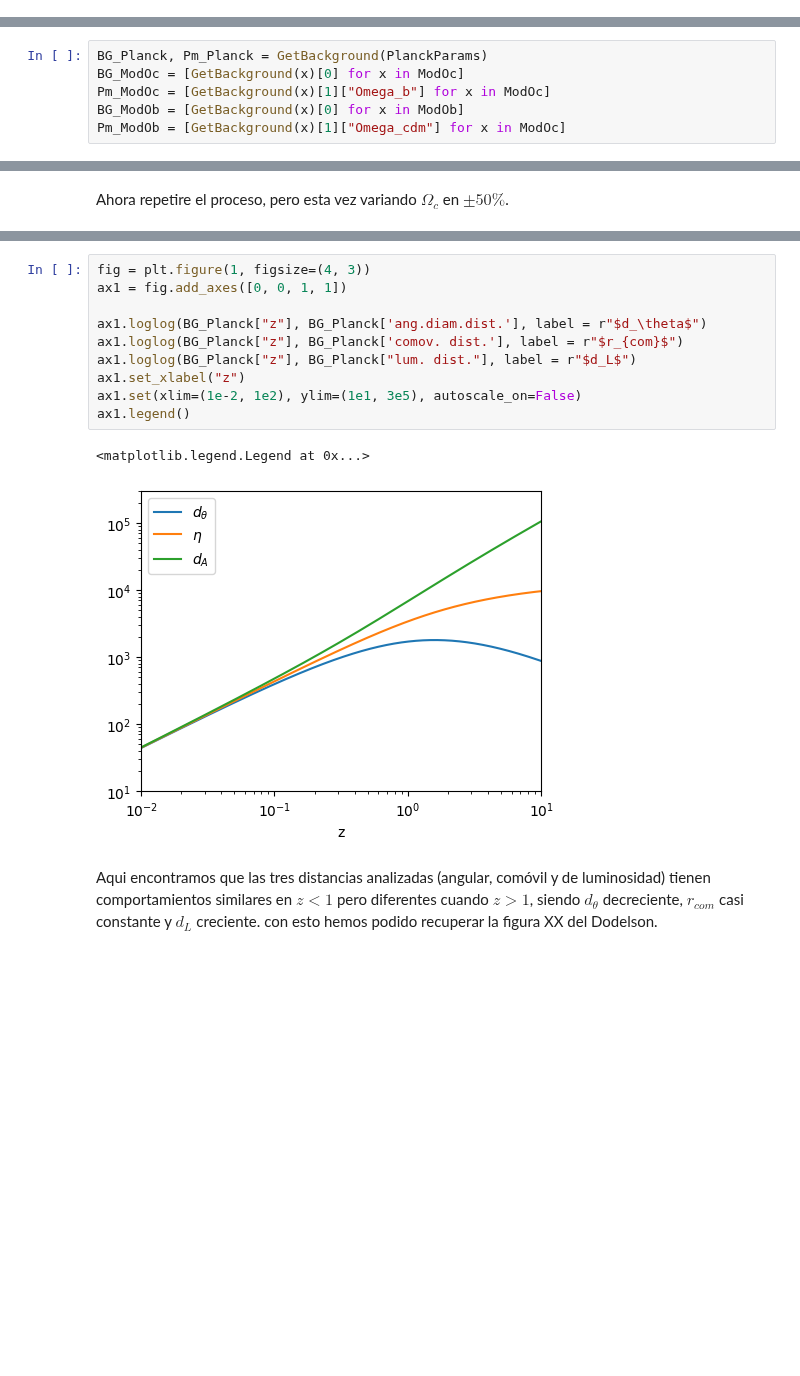
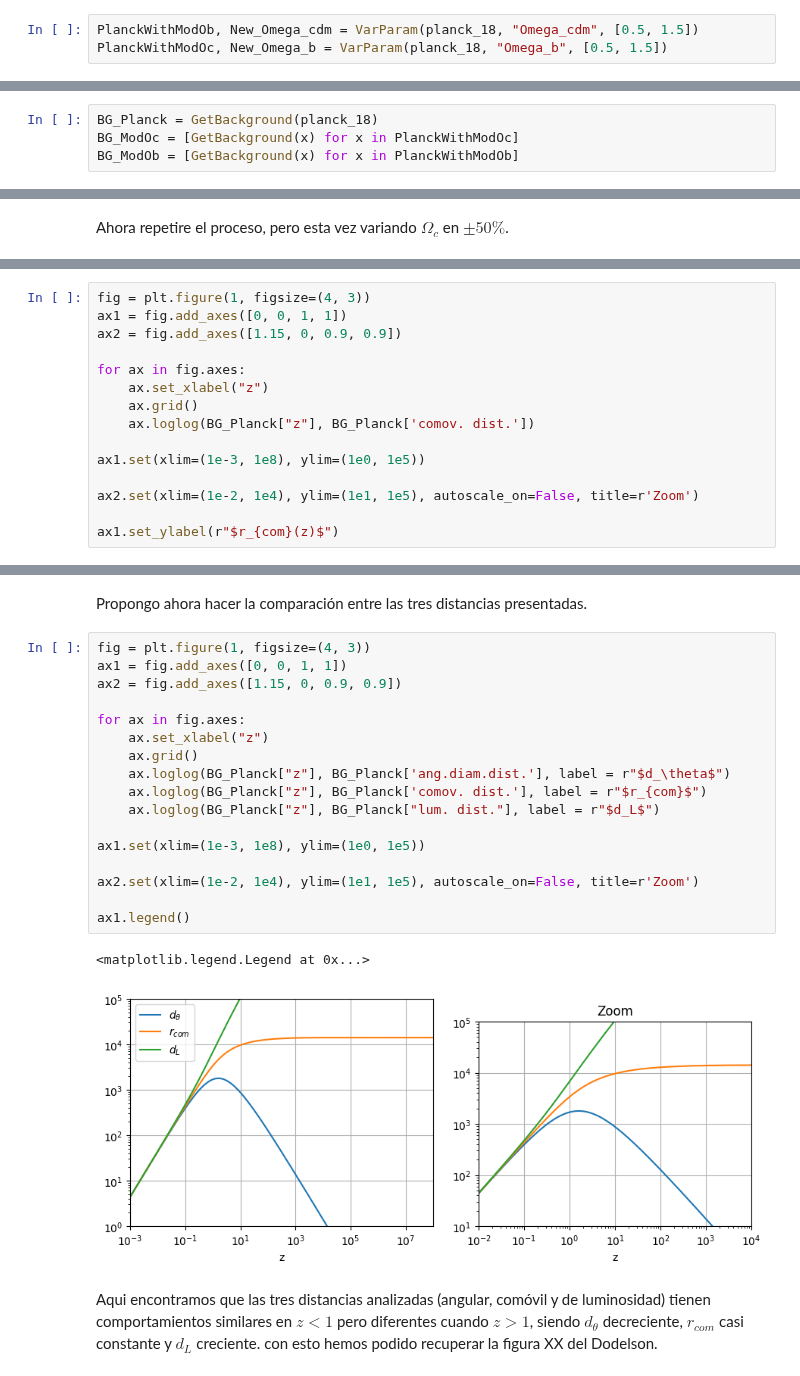
Before and after one commit to jiiribarren00/CdPTrabajoFinal, a Jupyter notebook: TrabajoFinal_Iribarren.ipynb, the cells around one changed output, grey strips where cells are left out. Saved outputs shown, nothing was run; the diff lists cells and outputs as text; blank space fills up the shorter version.

```diff
--- a/TrabajoFinal_Iribarren.ipynb
+++ b/TrabajoFinal_Iribarren.ipynb
@@ -64 +70,4 @@ ModOc = [
+# %%
+PlanckWithModOb, New_Omega_cdm = VarParam(planck_18, "Omega_cdm", [0.5, 1.5])
+PlanckWithModOc, New_Omega_b = VarParam(planck_18, "Omega_b", [0.5, 1.5])
 # %% [markdown]
@@ -76,6 +89,4 @@ Ahora calcularé el Background de cada uno de los 5 diccionarios de input creado
 # %%
-BG_Planck, Pm_Planck = GetBackground(PlanckParams)
-BG_ModOc = [GetBackground(x)[0] for x in ModOc]
-Pm_ModOc = [GetBackground(x)[1]["Omega_b"] for x in ModOc]
-BG_ModOb = [GetBackground(x)[0] for x in ModOb]
-Pm_ModOb = [GetBackground(x)[1]["Omega_cdm"] for x in ModOc]
+BG_Planck = GetBackground(planck_18)
+BG_ModOc = [GetBackground(x) for x in PlanckWithModOc]
+BG_ModOb = [GetBackground(x) for x in PlanckWithModOb]
@@ -265,0 +224,15 @@ Podemos ver que esta crece rápidamente desde $z\to 0$ hasta $z\sim 1$ y luego c
+# %%
+fig = plt.figure(1, figsize=(4, 3))
+ax1 = fig.add_axes([0, 0, 1, 1])
+ax2 = fig.add_axes([1.15, 0, 0.9, 0.9])
+
+for ax in fig.axes:
+    ax.set_xlabel("z")
+    ax.grid()
+    ax.loglog(BG_Planck["z"], BG_Planck['comov. dist.'])
+
+ax1.set(xlim=(1e-3, 1e8), ylim=(1e0, 1e5))
+
+ax2.set(xlim=(1e-2, 1e4), ylim=(1e1, 1e5), autoscale_on=False, title=r'Zoom')
+
+ax1.set_ylabel(r"$r_{com}(z)$")
@@ -266,16 +247,25 @@ Podemos ver que esta crece rápidamente desde $z\to 0$ hasta $z\sim 1$ y luego c
+# %% [markdown]
+Propongo ahora hacer la comparación entre las tres distancias presentadas.
 # %%
 fig = plt.figure(1, figsize=(4, 3))
 ax1 = fig.add_axes([0, 0, 1, 1])
+ax2 = fig.add_axes([1.15, 0, 0.9, 0.9])
 
-ax1.loglog(BG_Planck["z"], BG_Planck['ang.diam.dist.'], label = r"$d_\theta$")
-ax1.loglog(BG_Planck["z"], BG_Planck['comov. dist.'], label = r"$r_{com}$")
-ax1.loglog(BG_Planck["z"], BG_Planck["lum. dist."], label = r"$d_L$")
-ax1.set_xlabel("z")
-ax1.set(xlim=(1e-2, 1e2), ylim=(1e1, 3e5), autoscale_on=False)
+for ax in fig.axes:
+    ax.set_xlabel("z")
+    ax.grid()
+    ax.loglog(BG_Planck["z"], BG_Planck['ang.diam.dist.'], label = r"$d_\theta$")
+    ax.loglog(BG_Planck["z"], BG_Planck['comov. dist.'], label = r"$r_{com}$")
+    ax.loglog(BG_Planck["z"], BG_Planck["lum. dist."], label = r"$d_L$")
+
+ax1.set(xlim=(1e-3, 1e8), ylim=(1e0, 1e5))
+
+ax2.set(xlim=(1e-2, 1e4), ylim=(1e1, 1e5), autoscale_on=False, title=r'Zoom')
+
 ax1.legend()
 # %% [output]
 <matplotlib.legend.Legend at 0x...>
-[figure, old version]
+[figure, new version]
 # %% [markdown]
 Aqui encontramos que las tres distancias analizadas (angular, comóvil y de luminosidad) tienen comportamientos similares en $z<1$ pero diferentes cuando $z>1$, siendo $d_\theta$ decreciente, $r_{com}$ casi constante y $d_L$ creciente. con esto hemos podido recuperar la figura XX del Dodelson.
 # %% [markdown]
```
Also changed, not shown: parts of 69 cells of this notebook.
